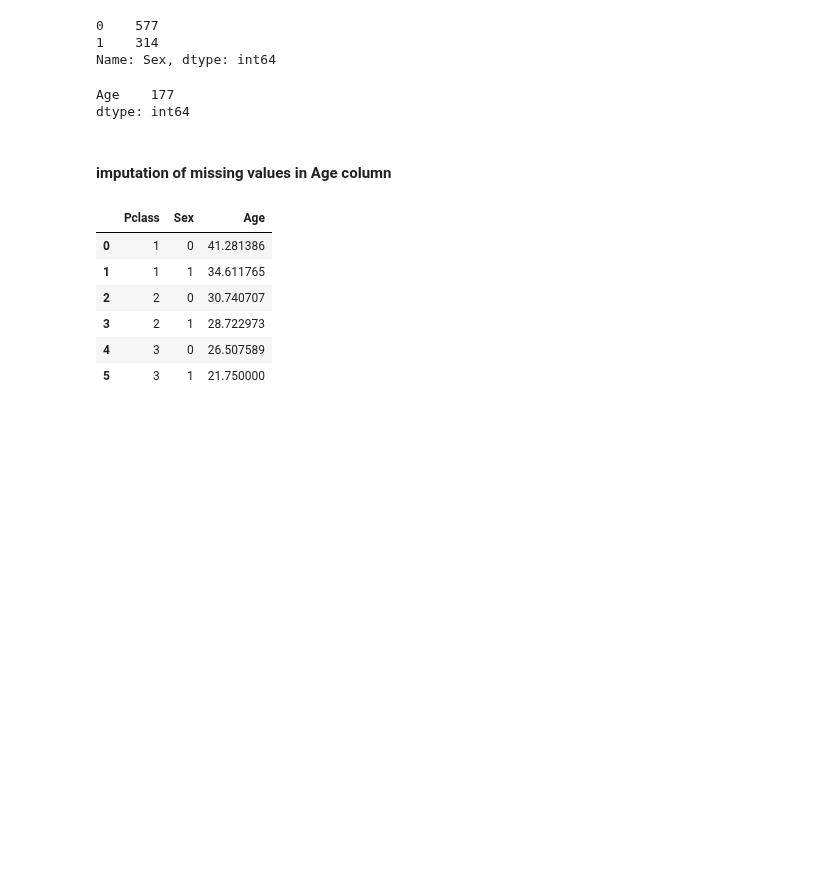
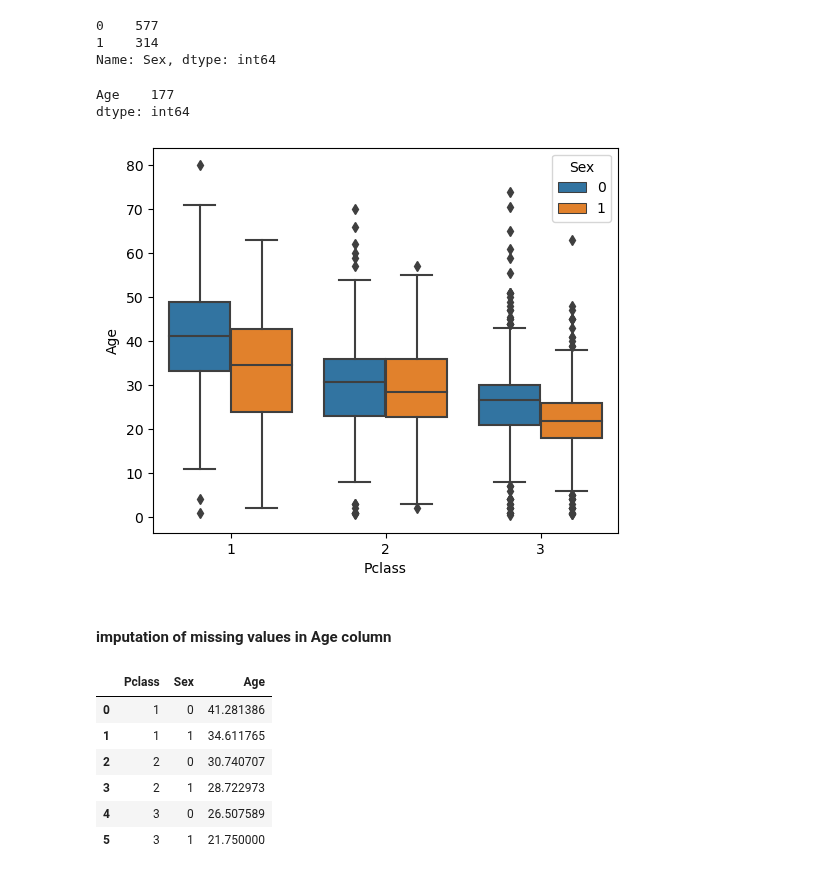
Before and after one commit to lavkushsingh31/Data_Science_Machine_Learning_Projects, a Jupyter notebook: Mini Project - Titanic Survival Prediction/Mini Project - Titanic Survival Prediction.ipynb, the cells around one changed output. Drawn from its saved outputs; the diff is of its cells as text; code cells hidden in the pictures; blank space fills up the shorter version.

Commit message:
added code for data exploration and preprocessing, imputed missing values and plotted heatmap for correlation visualization

```diff
--- a/Mini Project - Titanic Survival Prediction/Mini Project - Titanic Survival Prediction.ipynb
+++ b/Mini Project - Titanic Survival Prediction/Mini Project - Titanic Survival Prediction.ipynb
@@ -178,6 +181,12 @@ nulls
 # %% [output]
 Age    177
 dtype: int64
+# %%
+plt.figure(figsize = (6,5))
+sns.boxplot(x='Pclass', y = 'Age', data=data, hue = 'Sex')
+plt.show()
+# %% [output]
+[figure, added]
 # %% [markdown]
 #### imputation of missing values in Age column
 # %%
```
Also changed, not shown: parts of 12 cells of this notebook.
